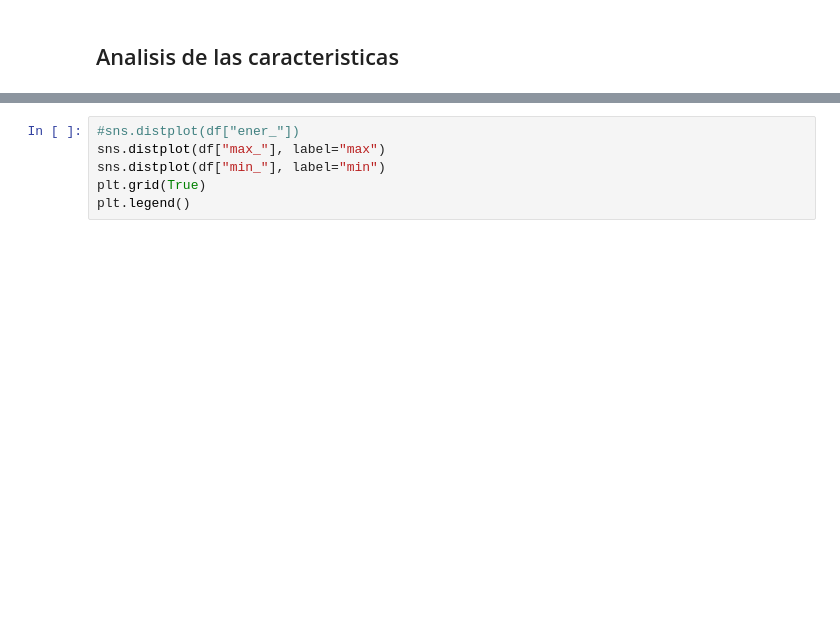
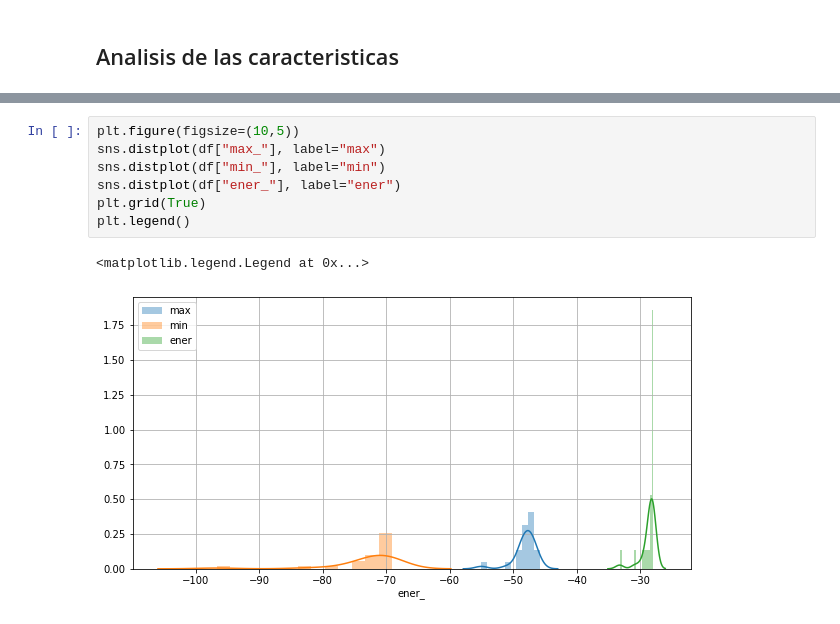
Before and after one commit to Narenman/CentroTIC, a Jupyter notebook: Modulos_aplicaciones/radioastronomia/subsistema_RFI/query_espectro.ipynb, the cells around one changed output, grey strips where cells are left out. Cells and saved outputs as stored; diff of their text form; blank space fills up the shorter version.

```diff
--- a/Modulos_aplicaciones/radioastronomia/subsistema_RFI/query_espectro.ipynb
+++ b/Modulos_aplicaciones/radioastronomia/subsistema_RFI/query_espectro.ipynb
@@ -206,6 +174,10 @@ sns.pairplot(df)
 # %%
-#sns.distplot(df["ener_"])
+plt.figure(figsize=(10,5))
 sns.distplot(df["max_"], label="max")
 sns.distplot(df["min_"], label="min")
+sns.distplot(df["ener_"], label="ener")
 plt.grid(True)
 plt.legend()
+# %% [output]
+<matplotlib.legend.Legend at 0x...>
+[figure, added]
```
Also changed, not shown: parts of 29 cells of this notebook, 26 other files.
